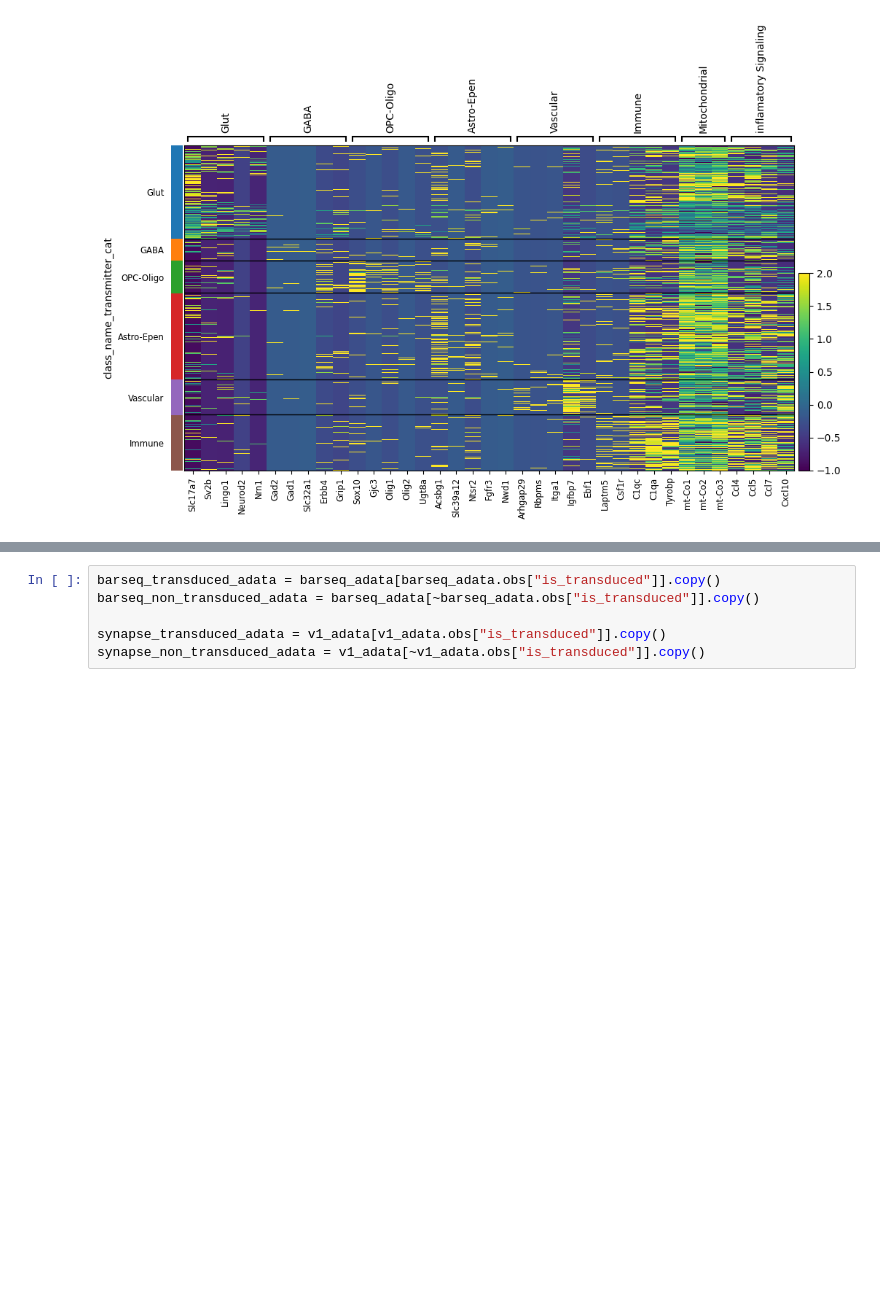
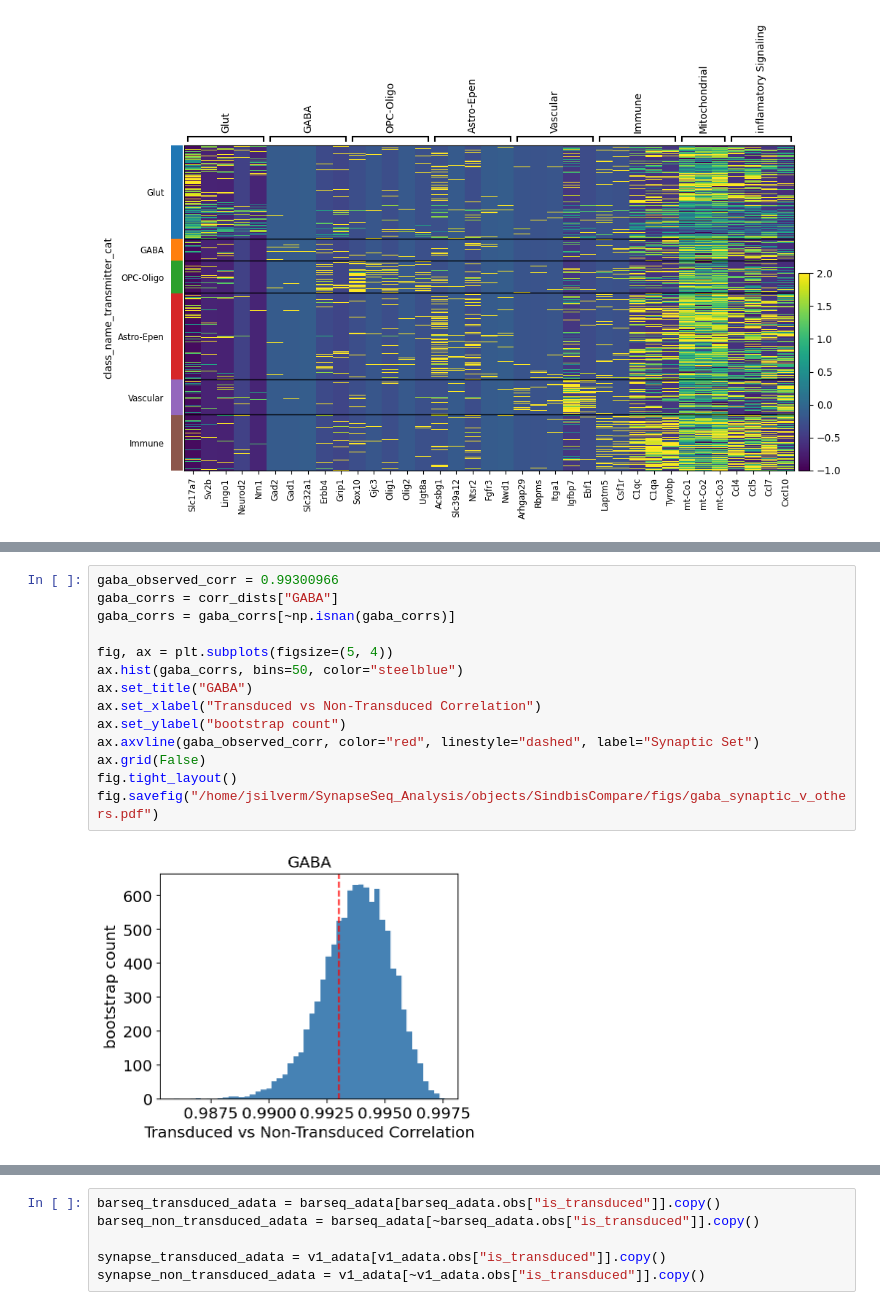
Before and after one commit to MacoskoLab/SynapseSeq_Analysis, a Jupyter notebook: code/AAV_SindbisCompare.ipynb, the cells around one changed output, grey strips where cells are left out. Saved outputs shown, nothing was run; the diff lists cells and outputs as text; blank space fills up the shorter version.

```diff
--- a/code/AAV_SindbisCompare.ipynb
+++ b/code/AAV_SindbisCompare.ipynb
@@ -441,0 +726,16 @@ X already scaled
+# %%
+gaba_observed_corr = 0.99300966
+gaba_corrs = corr_dists["GABA"]
+gaba_corrs = gaba_corrs[~np.isnan(gaba_corrs)]
+
+fig, ax = plt.subplots(figsize=(5, 4))
+ax.hist(gaba_corrs, bins=50, color="steelblue")
+ax.set_title("GABA")
+ax.set_xlabel("Transduced vs Non-Transduced Correlation")
+ax.set_ylabel("bootstrap count")
+ax.axvline(gaba_observed_corr, color="red", linestyle="dashed", label="Synaptic Set")
+ax.grid(False)
+fig.tight_layout()
+fig.savefig("/home/jsilverm/SynapseSeq_Analysis/objects/SindbisCompare/figs/gaba_synaptic_v_others.pdf")
+# %% [output]
+[figure, added]
```
Also changed, not shown: parts of 45 cells of this notebook.
